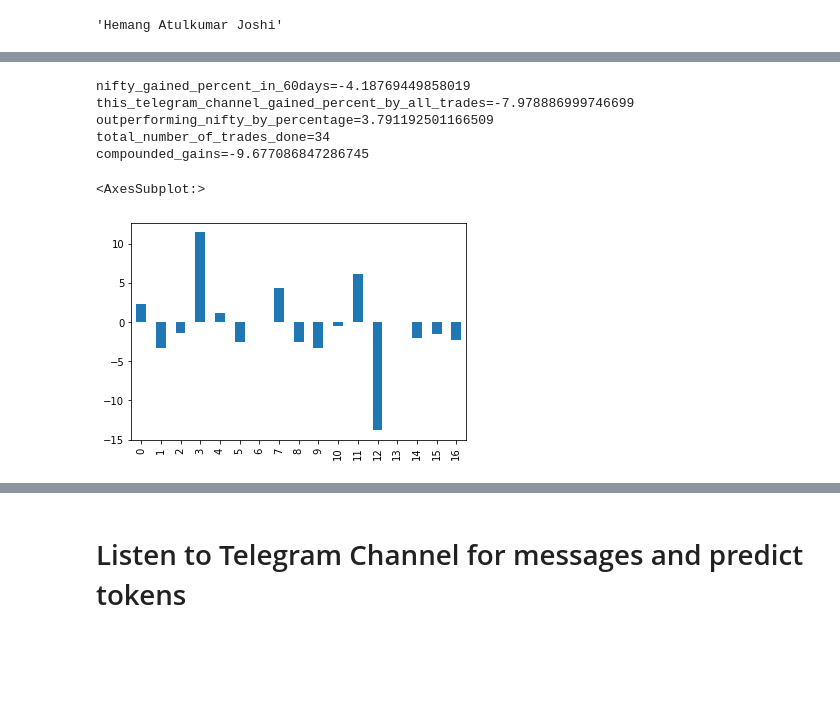
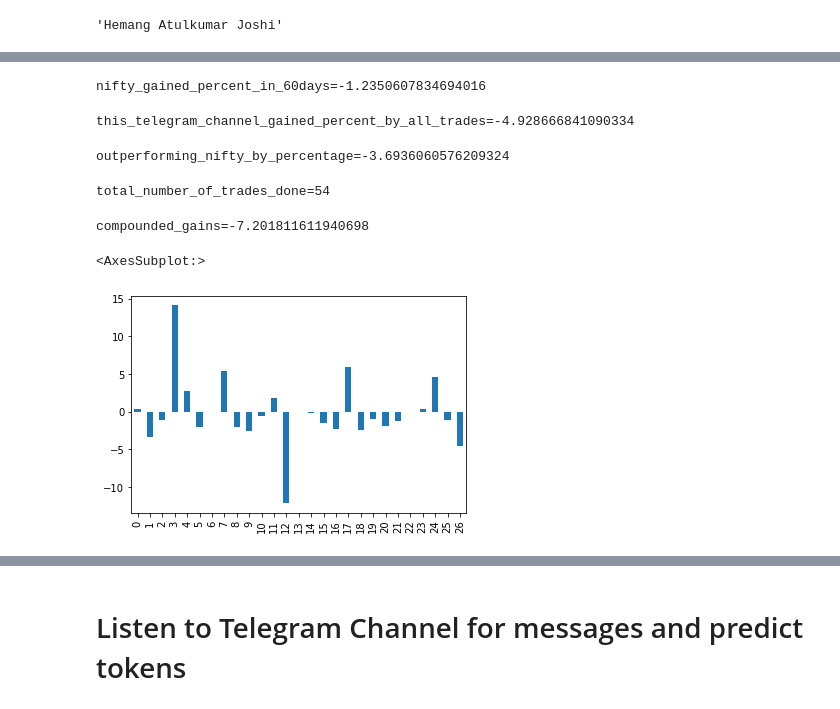
Before and after one commit to hemangjoshi37a/TelegramTradeMsgBacktestML, a Jupyter notebook: label_studio_to_Hggingface_autoTrain_dataset _convert_token_classification_named_entity_recongnition.ipynb, the cells around one changed output, grey strips where cells are left out. Drawn from its saved outputs; the diff is of its cells as text; code cells hidden in the pictures; blank space fills up the shorter version.

```diff
--- a/label_studio_to_Hggingface_autoTrain_dataset _convert_token_classification_named_entity_recongnition.ipynb
+++ b/label_studio_to_Hggingface_autoTrain_dataset _convert_token_classification_named_entity_recongnition.ipynb
@@ -542,7 +569,7 @@ try:
     display(kite.profile()['user_name'])
 except Exception as tknxcp:
     print(tknxcp)
-    kite = login_new.login_haj_new()
+    kite = login_new.login_haj_new(446505)
     display(kite.profile()['user_name'])
 # %% [output]
 'Hemang Atulkumar Joshi'
@@ -572,11 +604,13 @@ true_predictions_df
 timeOfPredToClassDataList = [] # list to create time based dataframe of classification
 for index,data in tqdm(true_predictions_df.iterrows()):
 #     print(index)
-    this_prediction = get_class_map_from_message_NEW(data.message)
+    this_classified_msg_instance = ClassifiedMsgClass(data.message)
+    this_prediction = this_classified_msg_instance.predictions_df
 #     display(this_prediction)
     check_if_all_val_available_in_prediction = set([2,3,5,9,10]).issubset(set(this_prediction.sentence_class.tolist())) or   set([8,3,5,9,10]).issubset(set(this_prediction.sentence_class.tolist()))
 #     print(check_if_all_val_available_in_prediction)
     if(check_if_all_val_available_in_prediction):
+        position_type = this_prediction[this_prediction['sentence_class_name'].isin(['intraday','delivery'])]['sentence'].to_list()[0]
         this_symbol = this_prediction.loc[this_prediction['sentence_class_name'] == 'symbol']['sentence'].tolist()[0]
         this_enter = float(this_prediction.loc[this_prediction['sentence_class_name'] == 'enter']['sentence'].tolist()[0])
         this_sl = float(this_prediction.loc[this_prediction['sentence_class_name'] == 'sl']['sentence'].tolist()[0])
@@ -586,6 +620,7 @@ for index,data in tqdm(true_predictions_df.iterrows()):
         print(f'{this_enter=}')
         print(f'{this_sl=}')
         print(f'{this_exit=}')
+        print(f'{position_type=}')
         try:
             this_insttkn = kite.ltp(f'NSE:{this_symbol}')[f'NSE:{this_symbol}']['instrument_token']
             timeOfPredToClassDataList.append({'time':data['time'],
@@ -593,7 +628,8 @@ for index,data in tqdm(true_predictions_df.iterrows()):
                                               'insttkn':this_insttkn,
                                               'enter': this_enter,
                                               'sl':this_sl,
-                                              'exit':this_exit
+                                              'exit':this_exit,
+                                              'position_type':position_type
                                              })
         except KeyError as ke:
             print(f'key error for : {this_symbol} : {ke}')
@@ -681,11 +672,11 @@ extracted_data_df
 # # extracted_data_df = extracted_data_df.loc[::-1, :] # reverse row order
 # extracted_data_df
 # %%
-extracted_data_df['exit_time_in_backtest'] = datetime.datetime.now()
+extracted_data_df['enter_time_in_backtest'] = 0.0
+extracted_data_df['enter_val_in_backtest'] = 0.0
+extracted_data_df['exit_time_in_backtest'] = 0.0
+extracted_data_df['exit_val_in_backtest'] = 0.0
 extracted_data_df['exit_type_in_backtest'] = 'not_yet'
-extracted_data_df['exit_val_in_backtest'] = 0.0
-extracted_data_df['enter_val_in_backtest'] = 0.0
-extracted_data_df['enter_time_in_backtest'] = 0.0
 extracted_data_df['gained_percent'] = 0.0
 extracted_data_df
 # %% [output]
@@ -717,14 +707,23 @@ for indx,data in  tqdm(extracted_data_df.iterrows()):
     ### getting historical data ###
     hist_raw_data = kite.historical_data(data['insttkn'],data['time'],data['time']+datetime.timedelta(days=60),'minute')
     histdf = pd.DataFrame(hist_raw_data)
+
+    ## REMOVING time-awareness from time column ###
     histdf.date=histdf.date.dt.tz_localize(None)
 #     print(data['symbol'])
 
-    histdf_from_message_date = histdf.loc[pd.to_datetime(histdf['date']).dt.date==data['time'].date()]
+    ## SELECTING ONLY HISTORICAL DATAFRAME THAT HAS SAME DAY AS THE DAY OF THE MESSAGE or SAME DATE ##
+#     histdf_from_message_date = histdf.loc[pd.to_datetime(histdf['date']).dt.date==data['time'].date()]
+    if(data['position_type']=='INTRADAY'):
+        histdf_from_message_date = histdf.loc[pd.to_datetime(histdf['date']).dt.date==data['time'].date()]
+    else:
+        histdf_from_message_date = histdf
+    ## SELECTING DATAFRAME ONLY WHERE THE HIGH HAS CROSSED ENTER VALUE ###
     enterdf = histdf_from_message_date.loc[histdf_from_message_date['high']>data['enter']]
 
+    ## enterdf IS EMPTY IF THE ENTER VALUE IS NOT TOUCHED TODAY (OR SAME AS THE DAY TIP MESSAGE IS SENT)
     if(enterdf.empty!=True):
-        enter_price = enterdf.close.tolist()[0]
+        enter_price = data['enter']
         enter_time = enterdf.date.tolist()[0]
 #         print(f'{enter_price=}')
 #         print(f'{enter_time=}')
@@ -741,18 +740,20 @@ for indx,data in  tqdm(extracted_data_df.iterrows()):
         final_exit_val = 0.0
 
         try:
-            tgt_exit_df = histdf.loc[histdf.close>data['exit']]
+            tgt_exit_df = histdf.loc[histdf.high>data['exit']]
             tgt_exit_time = tgt_exit_df.iloc[0]['date']
-            tgt_exit_val = tgt_exit_df.close.iloc[-1]
+            tgt_exit_val = data['exit']
+#             tgt_exit_val = tgt_exit_df.close.iloc[-1]
     #         print(f'{tgt_exit_time=}')
     #         print(f'{tgt_exit_val=}')
         except IndexError as ie:
             pass
 
         try:
-            sl_exit_df = histdf.loc[histdf.close<data['sl']]
+            sl_exit_df = histdf.loc[histdf.low<data['sl']]
             sl_exit_time = sl_exit_df.iloc[0]['date']
-            sl_exit_val = sl_exit_df.close.iloc[-1]
+            sl_exit_val = data['sl']
+#             sl_exit_val = sl_exit_df.close.iloc[-1]
     #         print(f'{sl_exit_time=}')
     #         print(f'{sl_exit_val=}')
         except IndexError as ie:
@@ -811,36 +811,36 @@ import matplotlib as pyplot
 # %%
 #### Compare gains to Nifty 50 ####
 nifty_raw = kite.historical_data(256265,extracted_data_df.time.iloc[-1],extracted_data_df.time.iloc[-1]+datetime.timedelta(days=60),'minute')
 nifty_df = pd.DataFrame(nifty_raw)
 nifty_gained_percent_in_60days =  100*(nifty_df.close.iloc[-1] - nifty_df.close[0])/nifty_df.close[0]
 print(f'{nifty_gained_percent_in_60days=}')
 
 this_telegram_channel_gained_percent_by_all_trades = extracted_data_df.gained_percent.sum()
 print(f'{this_telegram_channel_gained_percent_by_all_trades=}')
-outperforming_nifty_by_percentage = nifty_gained_percent_in_60days - this_telegram_channel_gained_percent_by_all_trades
+outperforming_nifty_by_percentage =this_telegram_channel_gained_percent_by_all_trades- nifty_gained_percent_in_60days
 print(f'{outperforming_nifty_by_percentage=}')
 total_number_of_trades_done = 2*len(extracted_data_df.index)
 print(f'{total_number_of_trades_done=}')
 
 ### Calculate compunded gains ####
 init_percent = 100.0
 list_map = []
 for one_percent in extracted_data_df.gained_percent.tolist()[::-1]:
     init_percent = init_percent*((100+one_percent)/100)
     list_map.append({'init_percent':init_percent,'one_percent':one_percent})
 #     print(one_percent)
 compounded_gains = init_percent-100
 print(f'{compounded_gains=}')
 ## GAINED PERCENTAGE TRADE-WISE ###
 extracted_data_df['gained_percent'].plot.bar()
 # %% [output]
-nifty_gained_percent_in_60days=-4.18769449858019
-this_telegram_channel_gained_percent_by_all_trades=-7.978886999746699
-outperforming_nifty_by_percentage=3.791192501166509
-total_number_of_trades_done=34
-compounded_gains=-9.677086847286745
+nifty_gained_percent_in_60days=-1.2350607834694016
-<AxesSubplot:>
+this_telegram_channel_gained_percent_by_all_trades=-4.928666841090334
+outperforming_nifty_by_percentage=-3.6936060576209324
+total_number_of_trades_done=54
+compounded_gains=-7.201811611940698
+<AxesSubplot:>
-[figure, old version]
+[figure, new version]
 # %%
 final_percent_gain_df = pd.DataFrame(nest, nest_symbol_list).T
 final_percent_gain_df
```
Also changed, not shown: parts of 33 cells of this notebook, 5 other files.
